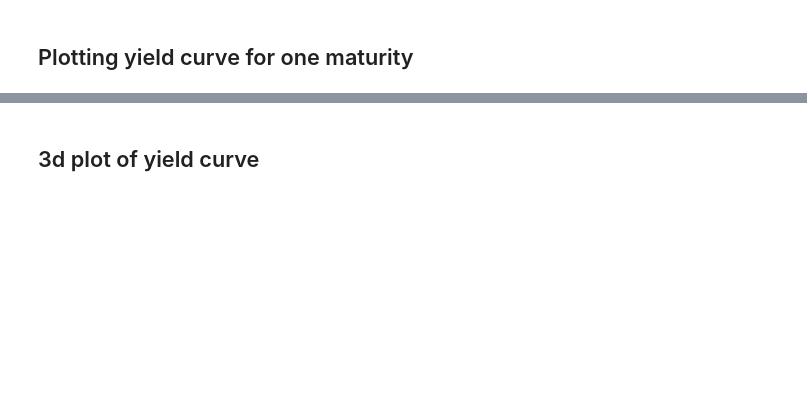
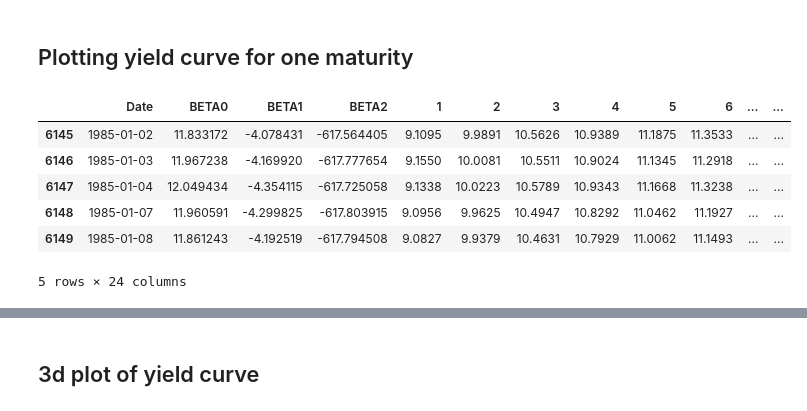
Before and after one commit to carlamcnair/Final-Project-AppML, a Jupyter notebook: Data.ipynb, the cells around one changed output, grey strips where cells are left out. Saved outputs shown, nothing was run; the diff lists cells and outputs as text; code cells hidden in the pictures; blank space fills up the shorter version.

```diff
--- a/Data.ipynb
+++ b/Data.ipynb
@@ -125,5 +129,15 @@ NameError: name 'plot_histogram' is not defined
 # %% [markdown]
 ## Plotting yield curve for one maturity
+# %%
+plot_data.head(5)
+# %% [output]
+|  | Date | BETA0 | BETA1 | BETA2 | 1 | 2 | 3 | 4 | 5 | 6 | ... | ... |
+| 6145 | 1985-01-02 | 11.833172 | -4.078431 | -617.564405 | 9.1095 | 9.9891 | 10.5626 | 10.9389 | 11.1875 | 11.3533 | ... | ... |
+| 6146 | 1985-01-03 | 11.967238 | -4.169920 | -617.777654 | 9.1550 | 10.0081 | 10.5511 | 10.9024 | 11.1345 | 11.2918 | ... | ... |
+| 6147 | 1985-01-04 | 12.049434 | -4.354115 | -617.725058 | 9.1338 | 10.0223 | 10.5789 | 10.9343 | 11.1668 | 11.3238 | ... | ... |
+| 6148 | 1985-01-07 | 11.960591 | -4.299825 | -617.803915 | 9.0956 | 9.9625 | 10.4947 | 10.8292 | 11.0462 | 11.1927 | ... | ... |
+| 6149 | 1985-01-08 | 11.861243 | -4.192519 | -617.794508 | 9.0827 | 9.9379 | 10.4631 | 10.7929 | 11.0062 | 11.1493 | ... | ... |
+5 rows × 24 columns
 # %%
 # Plot column '1' against Date
 plt.figure(figsize=(10, 5))
```
Also changed, not shown: parts of 8 cells of this notebook.
